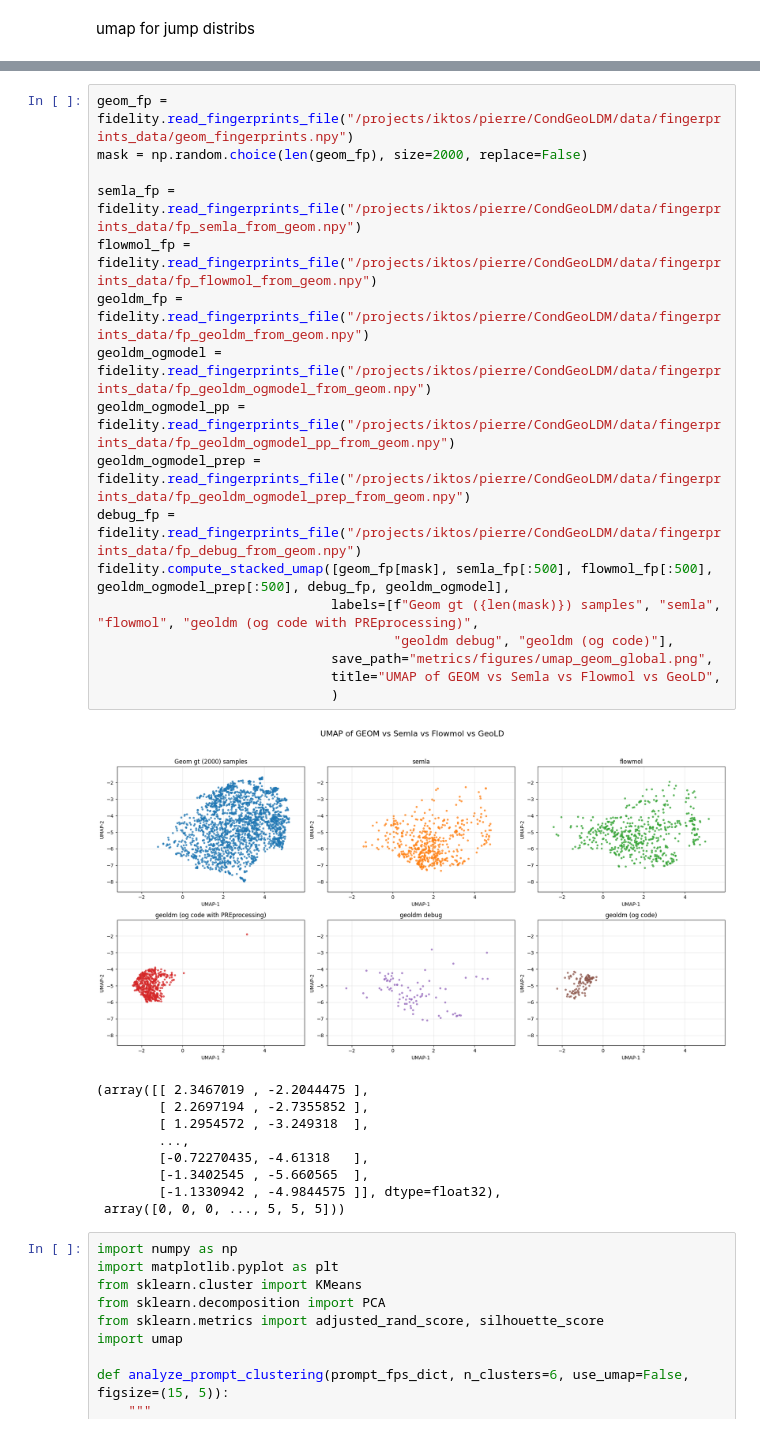
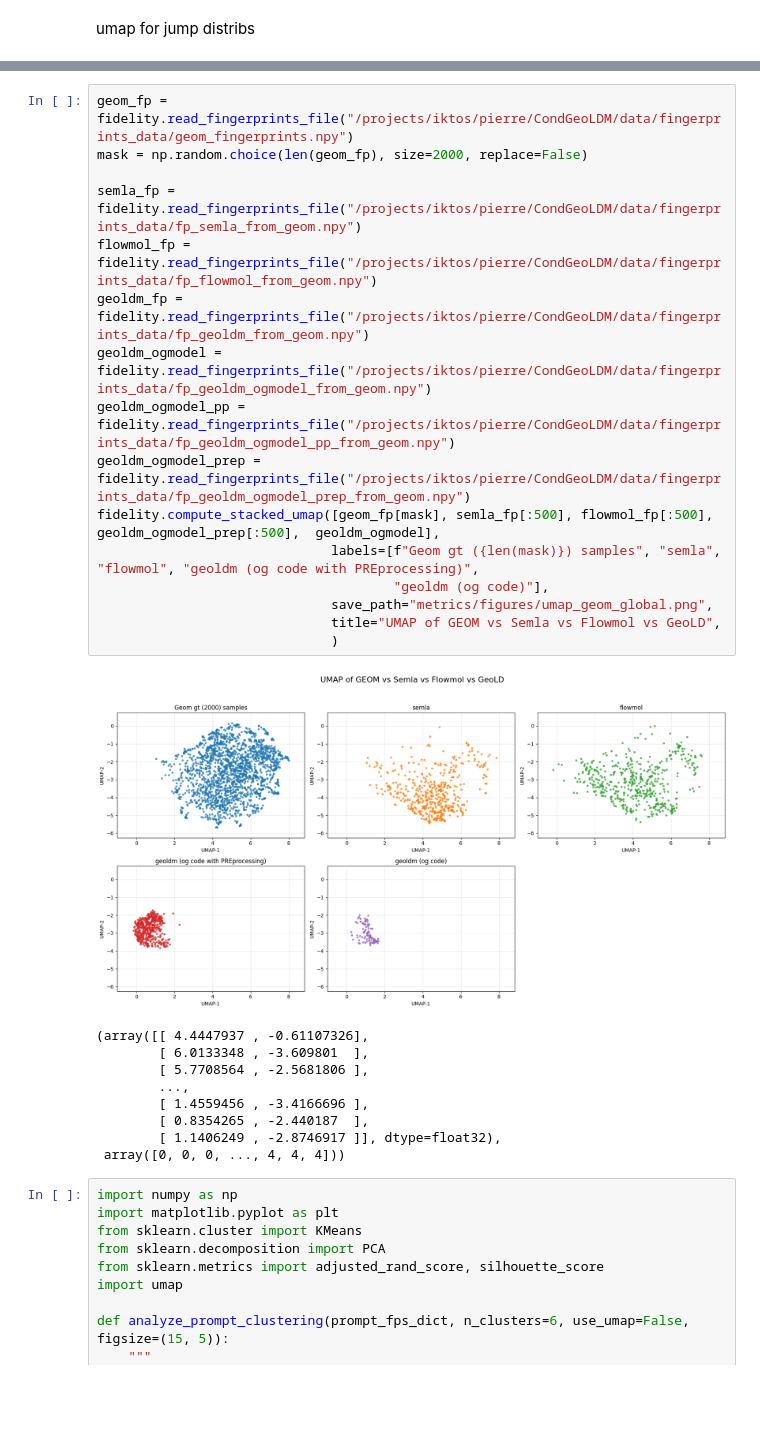
Before and after one commit to pierre-pauchet/Img2Mol, a Jupyter notebook: sandbox.ipynb, the cells around one changed output, grey strips where cells are left out. Drawn from its saved outputs; the diff is of its cells as text; blank space fills up the shorter version.

```diff
--- a/sandbox.ipynb
+++ b/sandbox.ipynb
@@ -326,30 +395,29 @@ Shape: (2983, 1024)
 # %%
 geom_fp = fidelity.read_fingerprints_file("/projects/iktos/pierre/CondGeoLDM/data/fingerprints_data/geom_fingerprints.npy")
 mask = np.random.choice(len(geom_fp), size=2000, replace=False)
 
 semla_fp = fidelity.read_fingerprints_file("/projects/iktos/pierre/CondGeoLDM/data/fingerprints_data/fp_semla_from_geom.npy")
 flowmol_fp = fidelity.read_fingerprints_file("/projects/iktos/pierre/CondGeoLDM/data/fingerprints_data/fp_flowmol_from_geom.npy")
 geoldm_fp = fidelity.read_fingerprints_file("/projects/iktos/pierre/CondGeoLDM/data/fingerprints_data/fp_geoldm_from_geom.npy")
 geoldm_ogmodel = fidelity.read_fingerprints_file("/projects/iktos/pierre/CondGeoLDM/data/fingerprints_data/fp_geoldm_ogmodel_from_geom.npy")
 geoldm_ogmodel_pp = fidelity.read_fingerprints_file("/projects/iktos/pierre/CondGeoLDM/data/fingerprints_data/fp_geoldm_ogmodel_pp_from_geom.npy")
 geoldm_ogmodel_prep = fidelity.read_fingerprints_file("/projects/iktos/pierre/CondGeoLDM/data/fingerprints_data/fp_geoldm_ogmodel_prep_from_geom.npy")
-debug_fp = fidelity.read_fingerprints_file("/projects/iktos/pierre/CondGeoLDM/data/fingerprints_data/fp_debug_from_geom.npy")
-fidelity.compute_stacked_umap([geom_fp[mask], semla_fp[:500], flowmol_fp[:500], geoldm_ogmodel_prep[:500], debug_fp, geoldm_ogmodel],
+fidelity.compute_stacked_umap([geom_fp[mask], semla_fp[:500], flowmol_fp[:500], geoldm_ogmodel_prep[:500],  geoldm_ogmodel],
                               labels=[f"Geom gt ({len(mask)}) samples", "semla", "flowmol", "geoldm (og code with PREprocessing)",
-                                      "geoldm debug", "geoldm (og code)"],
+                                      "geoldm (og code)"],
                               save_path="metrics/figures/umap_geom_global.png",
                               title="UMAP of GEOM vs Semla vs Flowmol vs GeoLD",
                               )
 # %% [output]
-[figure, old version]
+[figure, new version]
-(array([[ 2.3467019 , -2.2044475 ],
-        [ 2.2697194 , -2.7355852 ],
-        [ 1.2954572 , -3.249318  ],
+(array([[ 4.4447937 , -0.61107326],
+        [ 6.0133348 , -3.609801  ],
+        [ 5.7708564 , -2.5681806 ],
         ...,
-        [-0.72270435, -4.61318   ],
-        [-1.3402545 , -5.660565  ],
-        [-1.1330942 , -4.9844575 ]], dtype=float32),
- array([0, 0, 0, ..., 5, 5, 5]))
+        [ 1.4559456 , -3.4166696 ],
+        [ 0.8354265 , -2.440187  ],
+        [ 1.1406249 , -2.8746917 ]], dtype=float32),
+ array([0, 0, 0, ..., 4, 4, 4]))
 # %%
 import numpy as np
 import matplotlib.pyplot as plt
```
Also changed, not shown: parts of 7 cells of this notebook, 1 other file.
